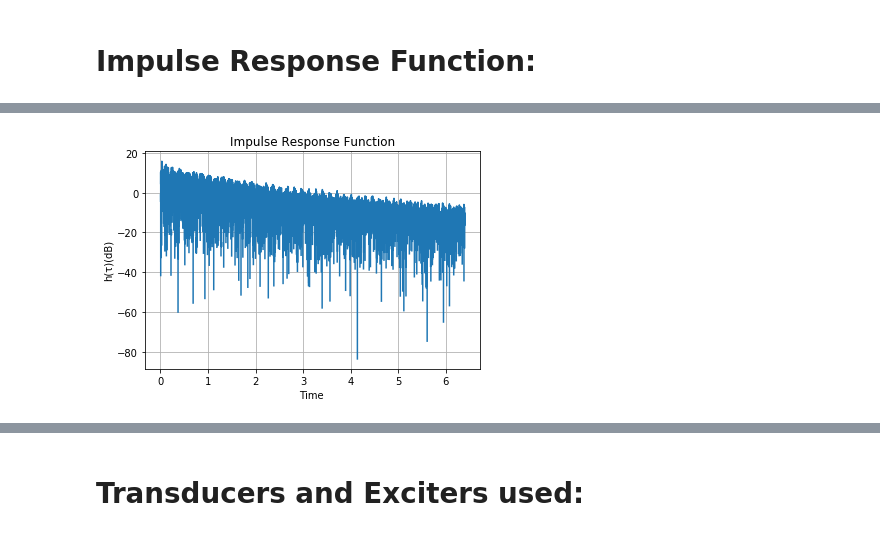
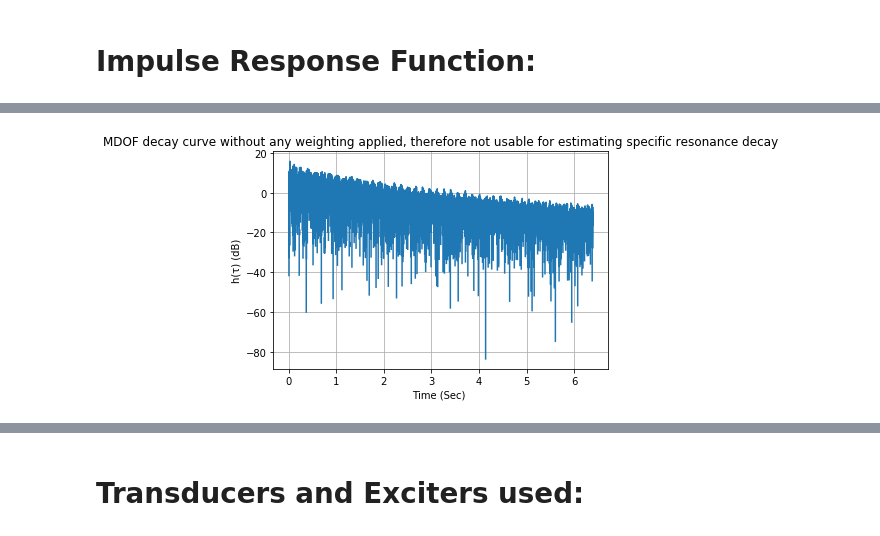
Before and after one commit to josephcslater/MAC_and_Modalupdating, a Jupyter notebook: MAC_JupyterNotebook/MACandModelCorrection.ipynb, the cells around one changed output, grey strips where cells are left out. Saved outputs shown, nothing was run; the diff lists cells and outputs as text; code cells hidden in the pictures.

```diff
--- a/MAC_JupyterNotebook/MACandModelCorrection.ipynb
+++ b/MAC_JupyterNotebook/MACandModelCorrection.ipynb
@@ -123,10 +130,9 @@ Below is the exact same data as above shown with plus and minus decay, as we kno
 # %%
-
 fig=plt.figure()
-plt.title('Impulse Response Function')
-plt.plot(Time, 20*np.log10((h)))
-plt.xlabel('Time ')
-plt.ylabel('h(τ)(dB)')
+plt.title("MDOF decay curve without any weighting applied, therefore not usable for estimating specific resonance decay")
+plt.plot(Time, 20*np.log10(h))
+plt.xlabel('Time (Sec) ')
+plt.ylabel('h(τ) (dB)')
 plt.grid()
 # %% [output]
-[figure, old version]
+[figure, new version]
```
Also changed, not shown: parts of 7 cells of this notebook.
